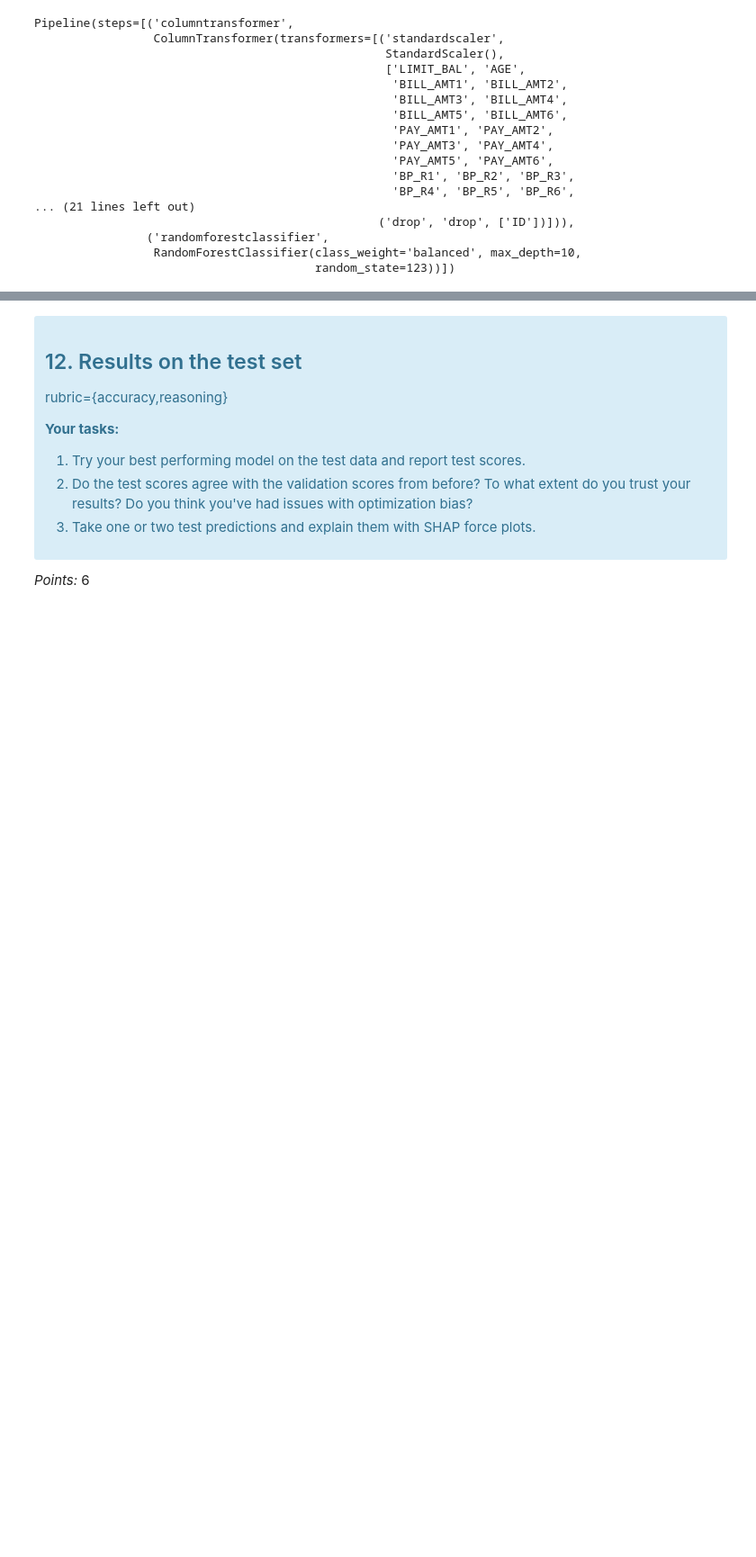
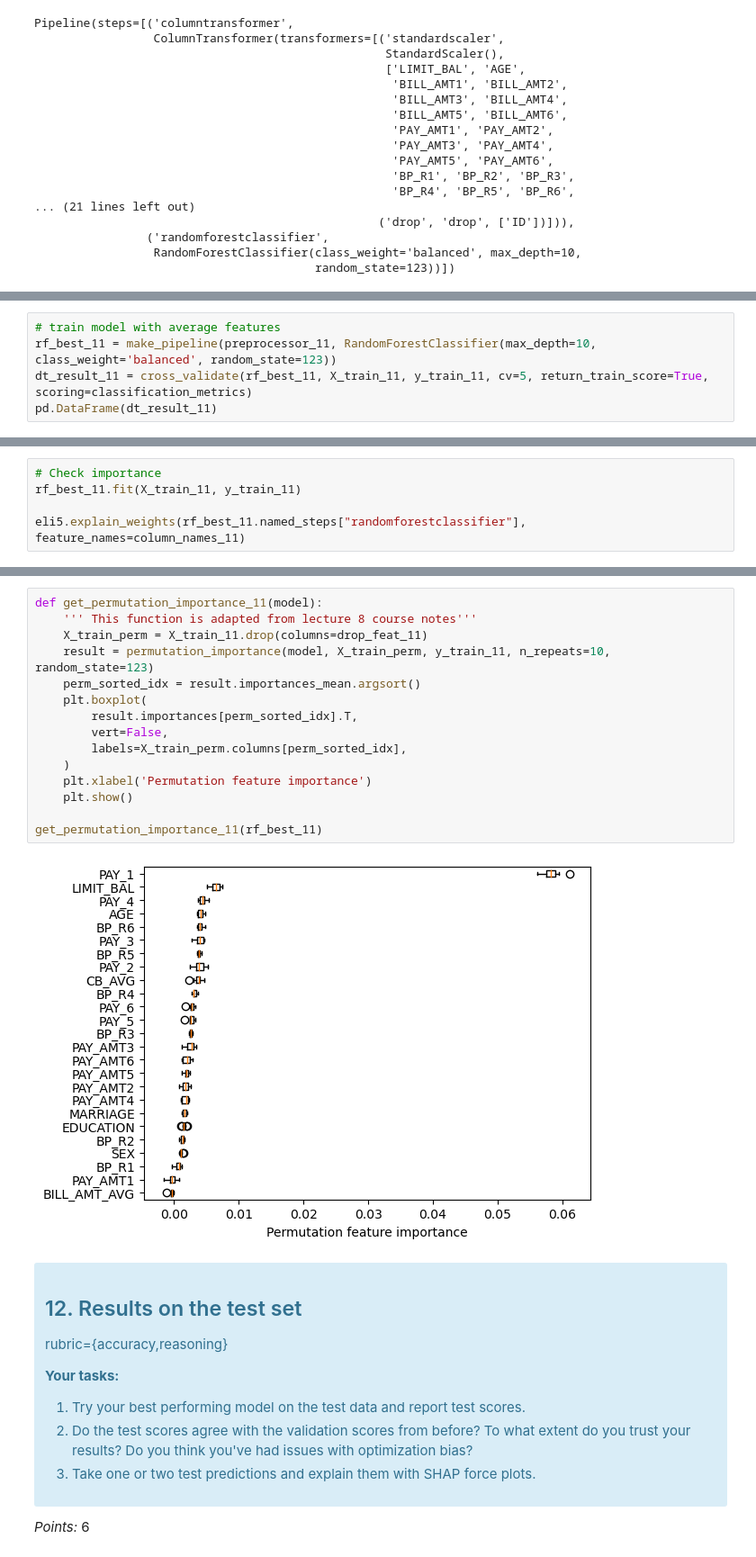
Before and after one commit to UBC-MDS/dsci573_lab4, a Jupyter notebook: lab4.ipynb, the cells around one changed output, grey strips where cells are left out. Shown at 90% size. Cells and saved outputs as stored; diff of their text form; blank space fills up the shorter version.

```diff
--- a/lab4.ipynb
+++ b/lab4.ipynb
@@ -1402,0 +1604,5 @@ eli5.explain_weights(rf_best.named_steps["randomforestclassifier"], feature_name
+# %%
+# train model with average features
+rf_best_11 = make_pipeline(preprocessor_11, RandomForestClassifier(max_depth=10, class_weight='balanced', random_state=123))
+dt_result_11 = cross_validate(rf_best_11, X_train_11, y_train_11, cv=5, return_train_score=True, scoring=classification_metrics)
+pd.DataFrame(dt_result_11)
@@ -1402,0 +1616,5 @@ eli5.explain_weights(rf_best.named_steps["randomforestclassifier"], feature_name
+# %%
+# Check importance
+rf_best_11.fit(X_train_11, y_train_11)
+
+eli5.explain_weights(rf_best_11.named_steps["randomforestclassifier"], feature_names=column_names_11)
@@ -1403,3 +1639,20 @@ eli5.explain_weights(rf_best.named_steps["randomforestclassifier"], feature_name
+# %%
+def get_permutation_importance_11(model):
+    ''' This function is adapted from lecture 8 course notes'''
+    X_train_perm = X_train_11.drop(columns=drop_feat_11)
+    result = permutation_importance(model, X_train_perm, y_train_11, n_repeats=10, random_state=123)
+    perm_sorted_idx = result.importances_mean.argsort()
+    plt.boxplot(
+        result.importances[perm_sorted_idx].T,
+        vert=False,
+        labels=X_train_perm.columns[perm_sorted_idx],
+    )
+    plt.xlabel('Permutation feature importance')
+    plt.show()
+
+get_permutation_importance_11(rf_best_11)
+# %% [output]
+[figure, added]
 # %% [markdown]
 <!-- END QUESTION -->
 
```
Also changed, not shown: parts of 13 cells of this notebook.
